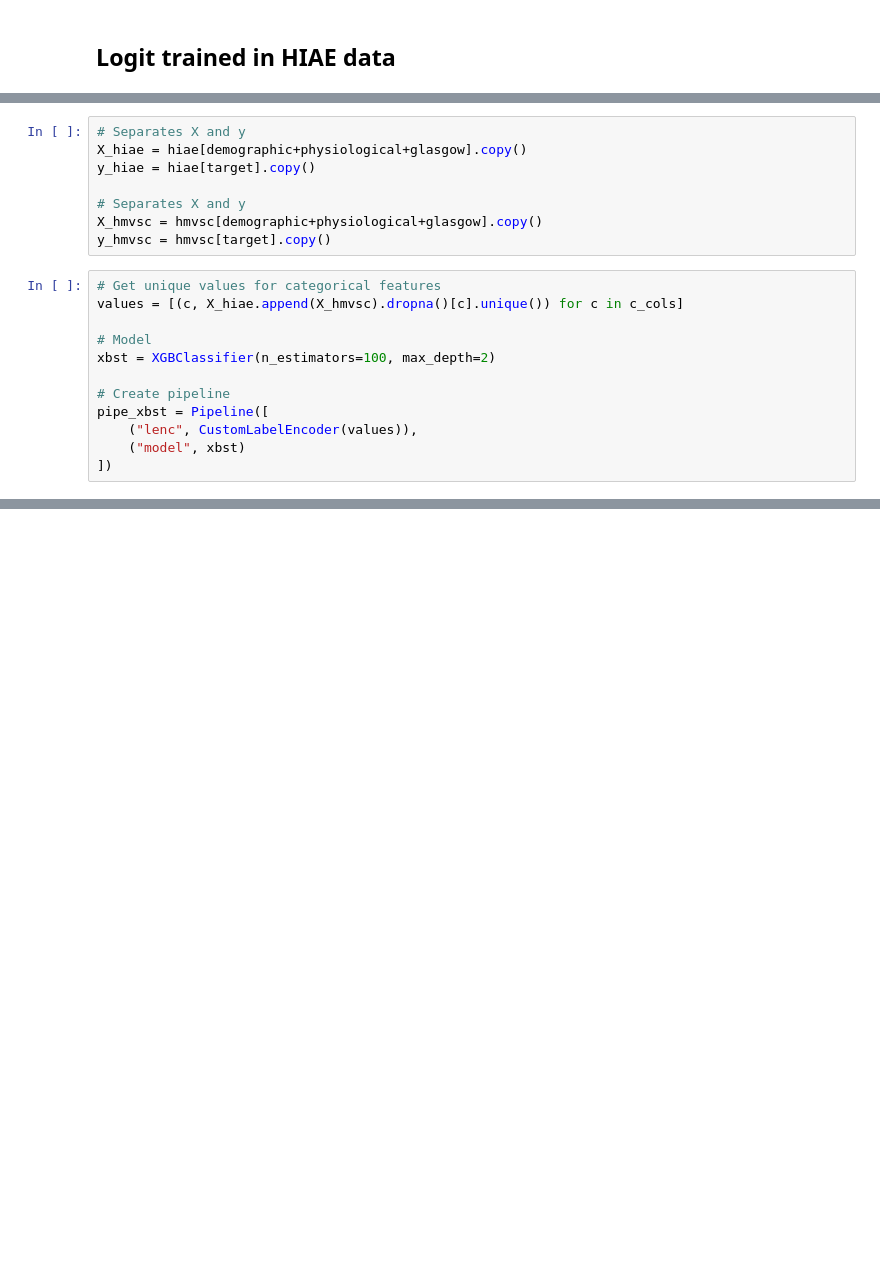
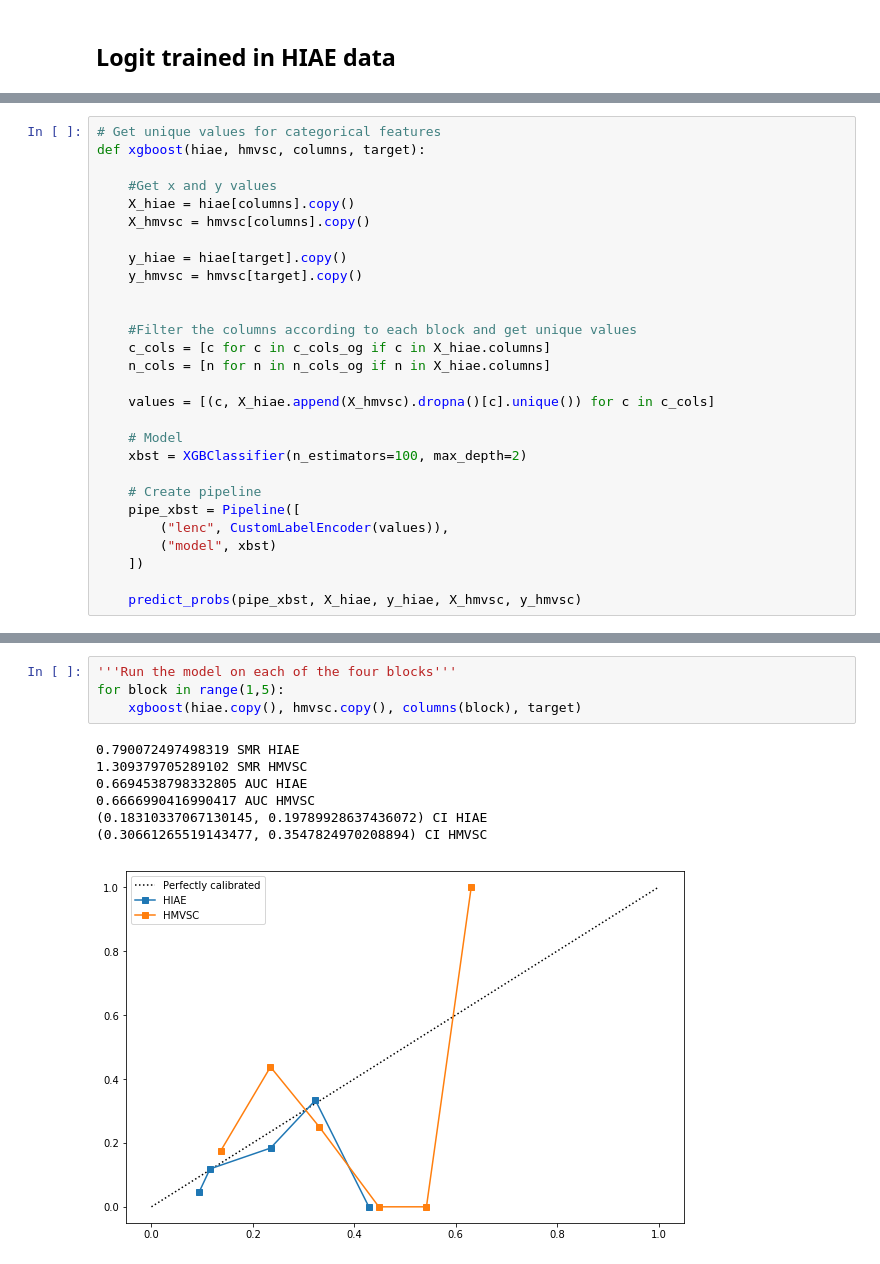
Before and after one commit to deliberato/mortality_prediction, a Jupyter notebook: analysis.ipynb, the cells around one changed output, grey strips where cells are left out. Drawn from its saved outputs; the diff is of its cells as text; blank space fills up the shorter version.

```diff
--- a/analysis.ipynb
+++ b/analysis.ipynb
@@ -267,20 +367,28 @@ plt.show()
-# %%
-# Separates X and y
-X_hiae = hiae[demographic+physiological+glasgow].copy()
-y_hiae = hiae[target].copy()
-
-# Separates X and y
-X_hmvsc = hmvsc[demographic+physiological+glasgow].copy()
-y_hmvsc = hmvsc[target].copy()
 # %%
 # Get unique values for categorical features
-values = [(c, X_hiae.append(X_hmvsc).dropna()[c].unique()) for c in c_cols]
+def xgboost(hiae, hmvsc, columns, target):
 
-# Model
-xbst = XGBClassifier(n_estimators=100, max_depth=2)
+    #Get x and y values
+    X_hiae = hiae[columns].copy()
+    X_hmvsc = hmvsc[columns].copy()
 
-# Create pipeline
-pipe_xbst = Pipeline([
-    ("lenc", CustomLabelEncoder(values)),
-    ("model", xbst)
-])
+    y_hiae = hiae[target].copy()
+    y_hmvsc = hmvsc[target].copy()
+
+
+    #Filter the columns according to each block and get unique values
+    c_cols = [c for c in c_cols_og if c in X_hiae.columns]
+    n_cols = [n for n in n_cols_og if n in X_hiae.columns]
+
+    values = [(c, X_hiae.append(X_hmvsc).dropna()[c].unique()) for c in c_cols]
+
+    # Model
+    xbst = XGBClassifier(n_estimators=100, max_depth=2)
+
+    # Create pipeline
+    pipe_xbst = Pipeline([
+        ("lenc", CustomLabelEncoder(values)),
+        ("model", xbst)
+    ])
+
+    predict_probs(pipe_xbst, X_hiae, y_hiae, X_hmvsc, y_hmvsc)
@@ -351,0 +395,12 @@ plt.show()
+# %%
+'''Run the model on each of the four blocks'''
+for block in range(1,5):
+    xgboost(hiae.copy(), hmvsc.copy(), columns(block), target)
+# %% [output]
+0.790072497498319 SMR HIAE
+1.309379705289102 SMR HMVSC
+0.6694538798332805 AUC HIAE
+0.6666990416990417 AUC HMVSC
+(0.18310337067130145, 0.19789928637436072) CI HIAE
+(0.30661265519143477, 0.3547824970208894) CI HMVSC
+[figure, added]
```
Also changed, not shown: parts of 22 cells of this notebook.
